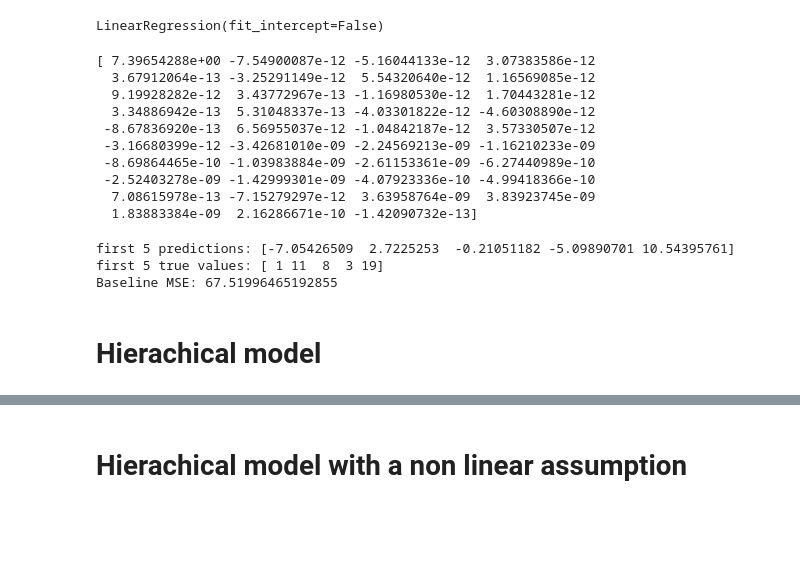
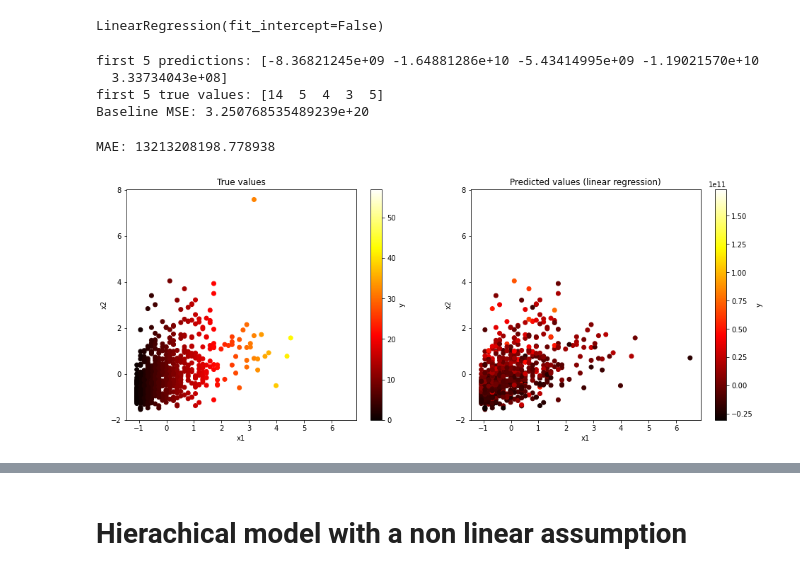
Before and after one commit to KatinkaKlepsch/model_based_ML, a Jupyter notebook: Modelling_notebook.ipynb, the cells around one changed output, grey strips where cells are left out. Saved outputs shown, nothing was run; the diff lists cells and outputs as text; code cells hidden in the pictures; blank space fills up the shorter version.

```diff
--- a/Modelling_notebook.ipynb
+++ b/Modelling_notebook.ipynb
@@ -102,9 +116,11 @@ df_all = pd.read_csv("data/data_merged.csv")
 # %%
 # df_all.info()
 # %%
-# Attriutes that are stirng - either make the dummy variables or remove them
+    # Attriutes that are stirng - either make the dummy variables or remove them
 string_att = list(df_all.columns[df_all.dtypes == object])
-# df_all.loc[:, df_all.dtypes == object]
+    # df_all.loc[:, df_all.dtypes == object]
 nominal = ['census_tract']
 removed_attributes = nominal+string_att
-df_all = df_all[df_all.columns[~df_all.columns.isin(removed_attributes)]]
+
+# split target variables and variables into training and test data
+(X_train, X_test), (y_train, y_test), (cat_train,cat_test), (ind_train,ind_test), ind, cat_string = split_data(df_all, removed_attributes,True)
@@ -111,2 +128,0 @@ df_all = df_all[df_all.columns[~df_all.columns.isin(removed_attributes)]]
-# %%
-(X_train, X_test), (y_train, y_test), attributes = split_data(df_all, df_all.columns,True)
@@ -134,34 +148,40 @@ l_reg = linear_model.LinearRegression(fit_intercept=False)
 l_reg.fit(X_train_std, y_train)
 # %% [output]
 LinearRegression(fit_intercept=False)
-# %%
-preds_lr = l_reg.predict(X_test_std)
-print(l_reg.coef_)
-# %% [output]
-[ 7.39654288e+00 -7.54900087e-12 -5.16044133e-12  3.07383586e-12
-  3.67912064e-13 -3.25291149e-12  5.54320640e-12  1.16569085e-12
-  9.19928282e-12  3.43772967e-13 -1.16980530e-12  1.70443281e-12
-  3.34886942e-13  5.31048337e-13 -4.03301822e-12 -4.60308890e-12
- -8.67836920e-13  6.56955037e-12 -1.04842187e-12  3.57330507e-12
- -3.16680399e-12 -3.42681010e-09 -2.24569213e-09 -1.16210233e-09
- -8.69864465e-10 -1.03983884e-09 -2.61153361e-09 -6.27440989e-10
- -2.52403278e-09 -1.42999301e-09 -4.07923336e-10 -4.99418366e-10
-  7.08615978e-13 -7.15279297e-12  3.63958764e-09  3.83923745e-09
-  1.83883384e-09  2.16286671e-10 -1.42090732e-13]
 # %%
-
 # Make predictions for test set
-yhat_l_reg = l_reg.predict(X_test_std)
-print("first 5 predictions:", yhat_l_reg[:5])
+ypred_lreg = l_reg.predict(X_test_std)
+print("first 5 predictions:", ypred_lreg[:5])
 print("first 5 true values:", y_test[:5])
 
 # Evaluate prediction accuracy
-print("Baseline MSE:", sum((yhat_l_reg - y_test)**2)/len(yhat_l_reg))
+print("Baseline MSE:", sum((ypred_lreg - y_test)**2)/len(ypred_lreg))
 
 # Vi får ikke det samme some de andre - måske noget gal
 # %% [output]
-first 5 predictions: [-7.05426509  2.7225253  -0.21051182 -5.09890701 10.54395761]
-first 5 true values: [ 1 11  8  3 19]
-Baseline MSE: 67.51996465192855
+first 5 predictions: [-8.36821245e+09 -1.64881286e+10 -5.43414995e+09 -1.19021570e+10
+  3.33734043e+08]
+first 5 true values: [14  5  4  3  5]
+Baseline MSE: 3.250768535489239e+20
-# %% [markdown]
-# Hierachical model
+# %%
+# look at the error
+mae = np.mean(np.abs(y_test-ypred_lreg))
+print("MAE:", mae)
+# %% [output]
+MAE: 13213208198.778938
+# %%
+fig = plt.figure(figsize=(16,6))
+ax = fig.subplots(1,2)
+sc = ax[0].scatter(X_test_std[:,0], X_test_std[:,1], c=y_test, cmap=plt.cm.hot)
+ax[0].set_title('True values')
+ax[0].set_xlabel("x1")
+ax[0].set_ylabel("x2")
+plt.colorbar(sc, ax=ax[0], label="y")
+sc = ax[1].scatter(X_test_std[:,0], X_test_std[:,1], c=ypred_lreg, cmap=plt.cm.hot)
+ax[1].set_title('Predicted values (linear regression)')
+ax[1].set_xlabel("x1")
+ax[1].set_ylabel("x2")
+plt.colorbar(sc, ax=ax[1], label="y")
+plt.show()
+# %% [output]
+[figure, added]
```
Also changed, not shown: parts of 36 cells of this notebook, 1 other file.
